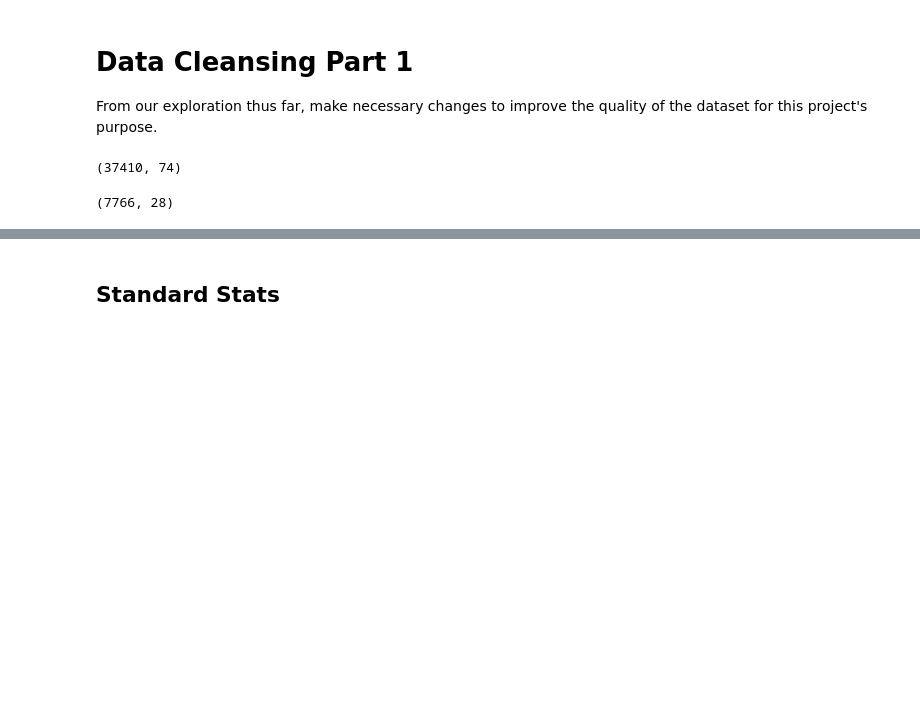
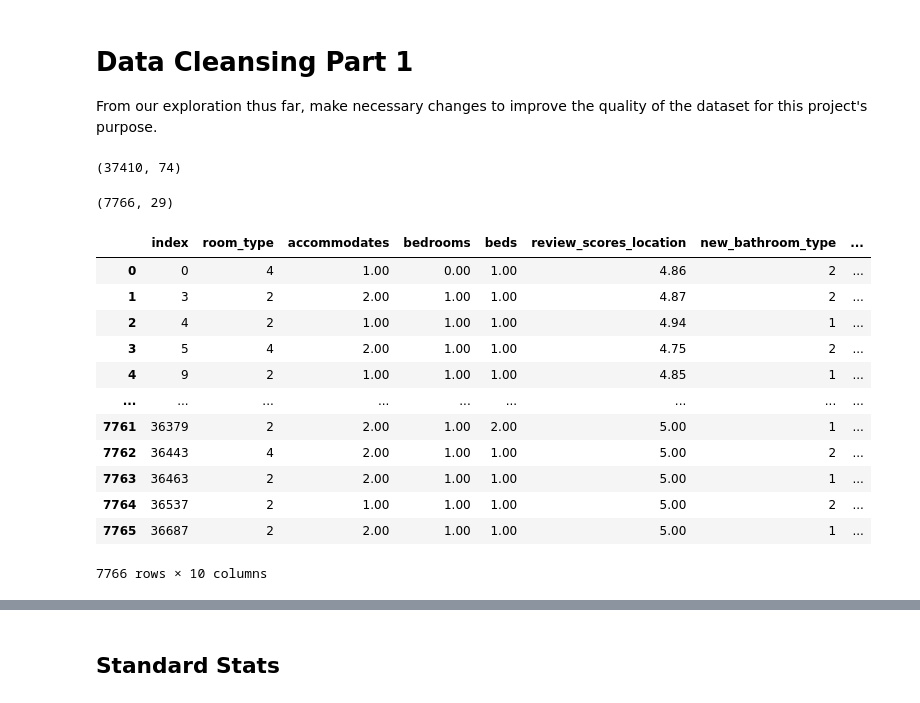
Before and after one commit to vicotriangle/victoria_data606, a Jupyter notebook: eda_current.ipynb, the cells around one changed output, grey strips where cells are left out. Saved outputs shown, nothing was run; the diff lists cells and outputs as text; code cells hidden in the pictures; blank space fills up the shorter version.

```diff
--- a/eda_current.ipynb
+++ b/eda_current.ipynb
@@ -207,6 +265,49 @@ def reformClean(df):
 # %%
 reformClean(abnb)
+# %%
+a = abnb.groupby(['property_type'])['id'].count().sort_values(ascending=False).reset_index().head(15)['property_type'].to_list()
+abnb['property_type'] = abnb['property_type'].apply(lambda i: i if i in a else 'other') #replace low frequency property types with 'other'
 # %%
 abnb.shape
 # %% [output]
-(7766, 28)
+(7766, 29)
+# %%
+bestfeat=abnb.copy()
+# %%
+categorical_cols = ['neighbourhood_group_cleansed','property_type']
+
+bestfeat = pd.get_dummies(data = bestfeat, columns = categorical_cols).copy()
+
+label_encoder = preprocessing.LabelEncoder()
+bestfeat = bestfeat.replace({'room_type' : {'Entire home/apt' : '4', 'Hotel room' : '3', 'Private room' : '2', 'Shared room' : '1'}}).astype({'room_type':'int'}).copy()
+bestfeat = bestfeat.replace({'new_bathroom_type' : {'private' : '2', 'shared' : '1'}}).astype({'new_bathroom_type':'int'}).copy()
+bestfeat = bestfeat.replace({'host_is_superhost' : {'t' : '1', 'f' : '0'}}).astype({'host_is_superhost':'int'}).copy()
+# %%
+from sklearn.feature_selection import SelectKBest
+from sklearn.feature_selection import f_regression
+
+X = bestfeat.drop(['id', 'amenities', 'latitude','longitude','price', 'neighbourhood_cleansed'],axis=1)
+y=bestfeat['price']
+
+reg = SelectKBest(f_regression, k=10).fit(X,y)
+
+# transform after creating the reg (so we can use getsupport)
+X_transformed = reg.transform(X)
+# filter down X based on kept columns
+X = X[[val for i,val in enumerate(X.columns) if reg.get_support()[i]]]
+# %%
+X
+# %% [output]
+|  | index | room_type | accommodates | bedrooms | beds | review_scores_location | new_bathroom_type | ... |
+| 0 | 0 | 4 | 1.00 | 0.00 | 1.00 | 4.86 | 2 | ... |
+| 1 | 3 | 2 | 2.00 | 1.00 | 1.00 | 4.87 | 2 | ... |
+| 2 | 4 | 2 | 1.00 | 1.00 | 1.00 | 4.94 | 1 | ... |
+| 3 | 5 | 4 | 2.00 | 1.00 | 1.00 | 4.75 | 2 | ... |
+| 4 | 9 | 2 | 1.00 | 1.00 | 1.00 | 4.85 | 1 | ... |
+| ... | ... | ... | ... | ... | ... | ... | ... | ... |
+| 7761 | 36379 | 2 | 2.00 | 1.00 | 2.00 | 5.00 | 1 | ... |
+| 7762 | 36443 | 4 | 2.00 | 1.00 | 1.00 | 5.00 | 2 | ... |
+| 7763 | 36463 | 2 | 2.00 | 1.00 | 1.00 | 5.00 | 1 | ... |
+| 7764 | 36537 | 2 | 1.00 | 1.00 | 1.00 | 5.00 | 2 | ... |
+| 7765 | 36687 | 2 | 2.00 | 1.00 | 1.00 | 5.00 | 1 | ... |
+7766 rows × 10 columns
```
Also changed, not shown: parts of 96 cells of this notebook.
